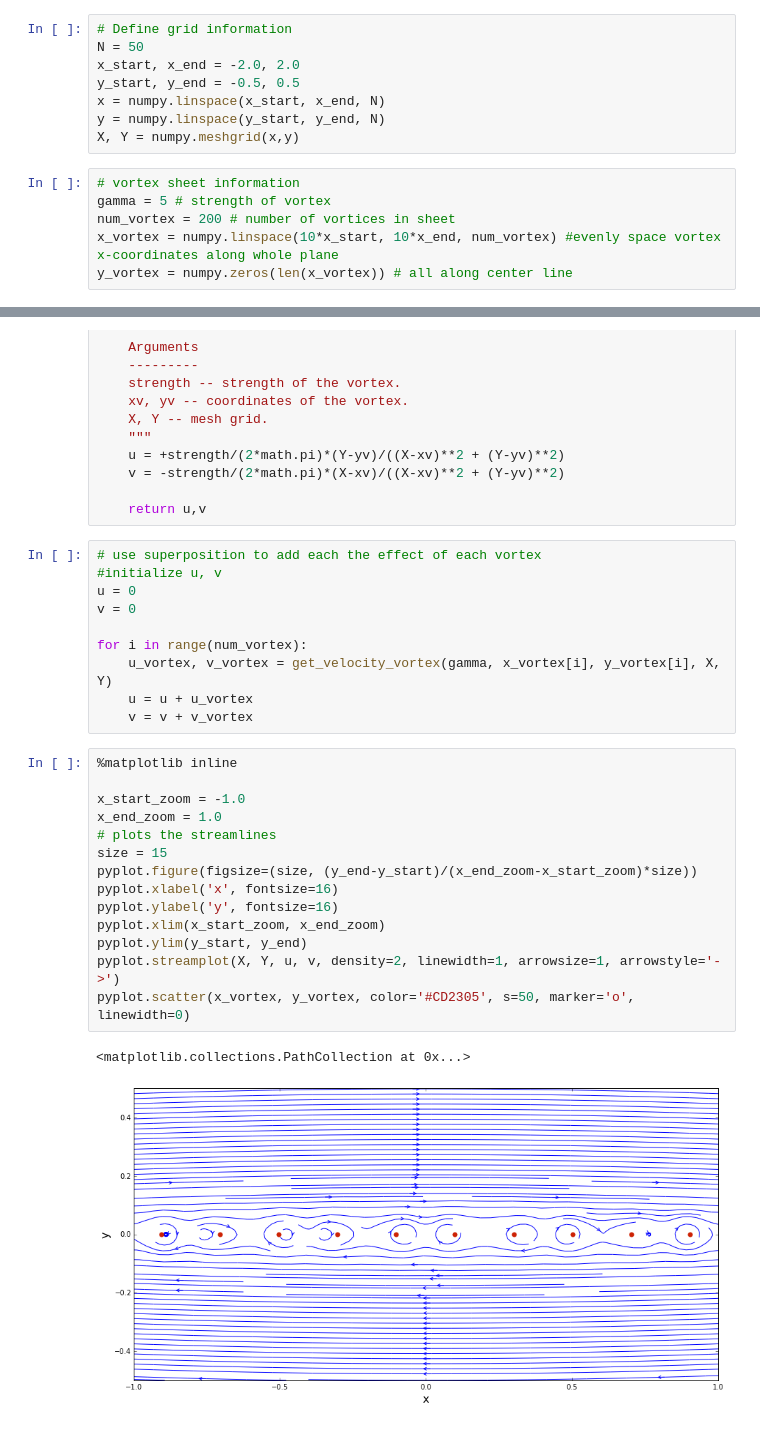
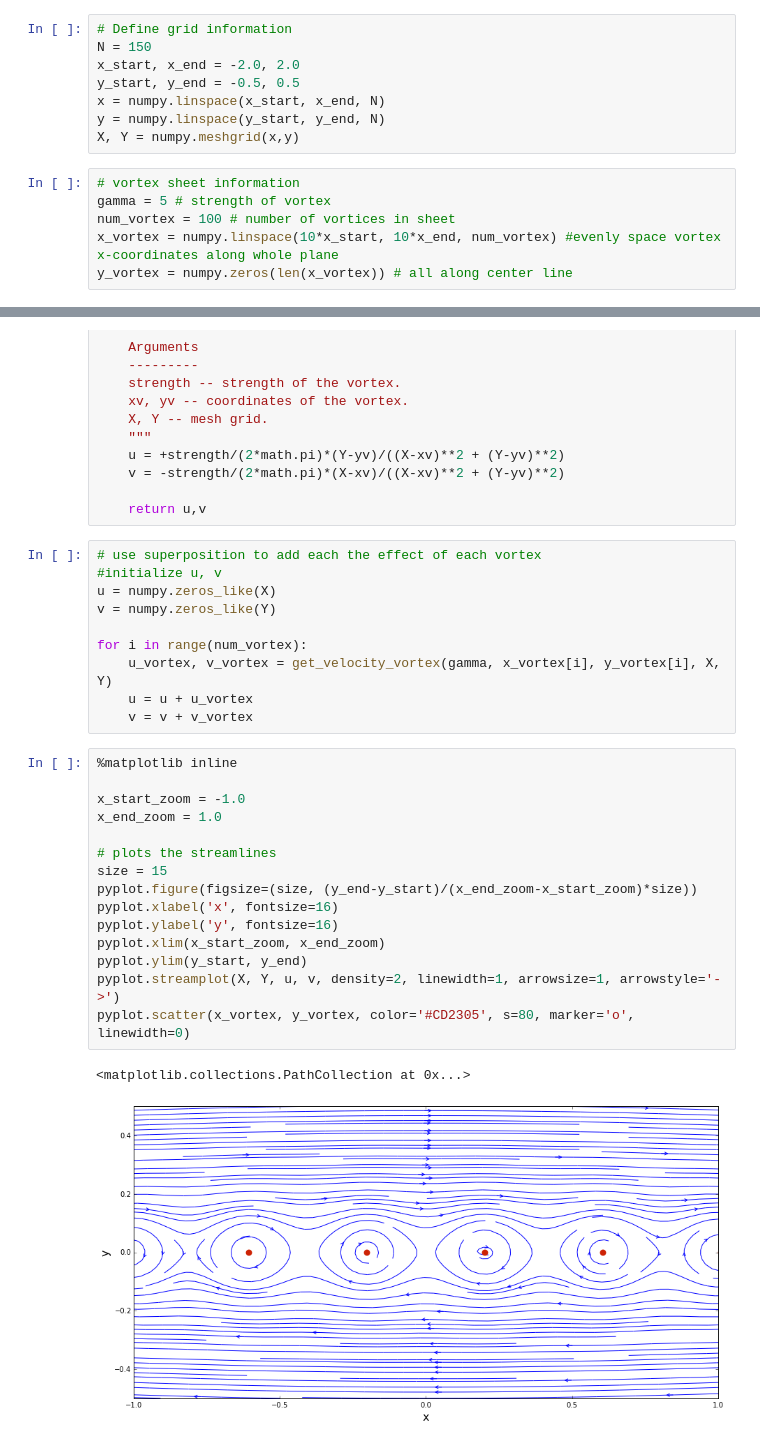
Before and after one commit to mglasstone/MAE6226, a Jupyter notebook: Lesson 05 - Row of Vortices Code.ipynb, the cells around one changed output, grey strips where cells are left out. Cells and saved outputs as stored; diff of their text form.

Commit message:
Fixed offset-error in infinite vortices case

```diff
--- a/Lesson 05 - Row of Vortices Code.ipynb
+++ b/Lesson 05 - Row of Vortices Code.ipynb
@@ -4,7 +4,7 @@ import math
 from matplotlib import pyplot
 # %%
 # Define grid information
-N = 50
+N = 150
 x_start, x_end = -2.0, 2.0
 y_start, y_end = -0.5, 0.5
 x = numpy.linspace(x_start, x_end, N)
@@ -13,7 +13,7 @@ X, Y = numpy.meshgrid(x,y)
 # %%
 # vortex sheet information
 gamma = 5 # strength of vortex
-num_vortex = 200 # number of vortices in sheet
+num_vortex = 100 # number of vortices in sheet
 x_vortex = numpy.linspace(10*x_start, 10*x_end, num_vortex) #evenly space vortex x-coordinates along whole plane
 y_vortex = numpy.zeros(len(x_vortex)) # all along center line
 # %%
@@ -34,8 +34,8 @@ def get_velocity_vortex(strength, xv, yv, X, Y):
 # %%
 # use superposition to add each the effect of each vortex
 #initialize u, v
-u = 0
-v = 0
+u = numpy.zeros_like(X)
+v = numpy.zeros_like(Y)
 
 for i in range(num_vortex):
     u_vortex, v_vortex = get_velocity_vortex(gamma, x_vortex[i], y_vortex[i], X, Y)
@@ -44,19 +44,20 @@ for i in range(num_vortex):
 # %%
 %matplotlib inline
 
 x_start_zoom = -1.0
 x_end_zoom = 1.0
+
 # plots the streamlines
 size = 15
 pyplot.figure(figsize=(size, (y_end-y_start)/(x_end_zoom-x_start_zoom)*size))
 pyplot.xlabel('x', fontsize=16)
 pyplot.ylabel('y', fontsize=16)
 pyplot.xlim(x_start_zoom, x_end_zoom)
 pyplot.ylim(y_start, y_end)
 pyplot.streamplot(X, Y, u, v, density=2, linewidth=1, arrowsize=1, arrowstyle='->')
-pyplot.scatter(x_vortex, y_vortex, color='#CD2305', s=50, marker='o', linewidth=0)
+pyplot.scatter(x_vortex, y_vortex, color='#CD2305', s=80, marker='o', linewidth=0)
 # %% [output]
 <matplotlib.collections.PathCollection at 0x...>
-[figure, old version]
+[figure, new version]
 # %%
 # infinite vortices implementation
```
Also changed, not shown: parts of 1 cell of this notebook.
